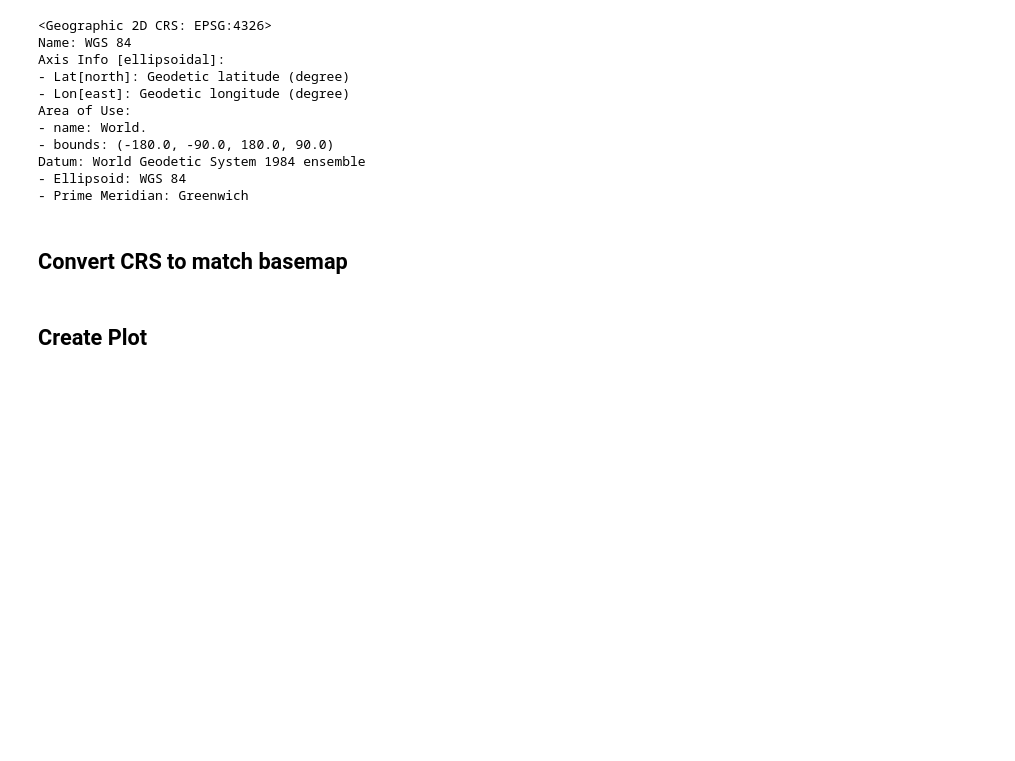
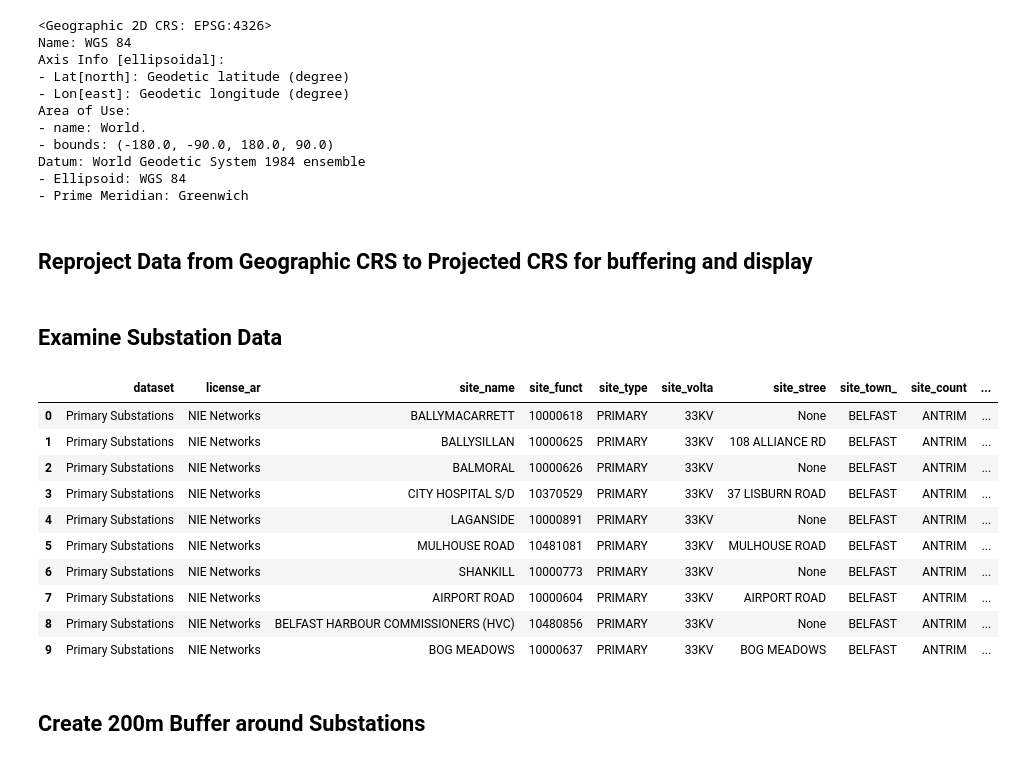
Before and after one commit to tenerk/EV_Analysis, a Jupyter notebook: EV_Analysis.ipynb, the cells around one changed output. Cells and saved outputs as stored; diff of their text form; code cells hidden in the pictures; blank space fills up the shorter version.

```diff
--- a/EV_Analysis.ipynb
+++ b/EV_Analysis.ipynb
@@ -28,5 +31,3 @@ Area of Use:
 Datum: World Geodetic System 1984 ensemble
 - Ellipsoid: WGS 84
 - Prime Meridian: Greenwich
-# %% [markdown]
-## Convert CRS to match basemap
@@ -35,0 +34,2 @@ EVcharging_wgs = EVcharging.to_crs(epsg=3857)
+# %% [markdown]
+## Reproject Data from Geographic CRS to Projected CRS for buffering and display
@@ -36,2 +39,18 @@ EVcharging_wgs = EVcharging.to_crs(epsg=3857)
+# %% [markdown]
+## Examine Substation Data
+# %%
+substations.head(10) # Examine the attribute table associated with the substation data
+# %% [output]
+|  | dataset | license_ar | site_name | site_funct | site_type | site_volta | site_stree | site_town_ | site_count | ... |
+| 0 | Primary Substations | NIE Networks | BALLYMACARRETT | 10000618 | PRIMARY | 33KV | None | BELFAST | ANTRIM | ... |
+| 1 | Primary Substations | NIE Networks | BALLYSILLAN | 10000625 | PRIMARY | 33KV | 108 ALLIANCE RD | BELFAST | ANTRIM | ... |
+| 2 | Primary Substations | NIE Networks | BALMORAL | 10000626 | PRIMARY | 33KV | None | BELFAST | ANTRIM | ... |
+| 3 | Primary Substations | NIE Networks | CITY HOSPITAL S/D | 10370529 | PRIMARY | 33KV | 37 LISBURN ROAD | BELFAST | ANTRIM | ... |
+| 4 | Primary Substations | NIE Networks | LAGANSIDE | 10000891 | PRIMARY | 33KV | None | BELFAST | ANTRIM | ... |
+| 5 | Primary Substations | NIE Networks | MULHOUSE ROAD | 10481081 | PRIMARY | 33KV | MULHOUSE ROAD | BELFAST | ANTRIM | ... |
+| 6 | Primary Substations | NIE Networks | SHANKILL | 10000773 | PRIMARY | 33KV | None | BELFAST | ANTRIM | ... |
+| 7 | Primary Substations | NIE Networks | AIRPORT ROAD | 10000604 | PRIMARY | 33KV | AIRPORT ROAD | BELFAST | ANTRIM | ... |
+| 8 | Primary Substations | NIE Networks | BELFAST HARBOUR COMMISSIONERS (HVC) | 10480856 | PRIMARY | 33KV | None | BELFAST | ANTRIM | ... |
+| 9 | Primary Substations | NIE Networks | BOG MEADOWS | 10000637 | PRIMARY | 33KV | BOG MEADOWS | BELFAST | ANTRIM | ... |
 # %% [markdown]
-## Create Plot
+## Create 200m Buffer around Substations
```
Also changed, not shown: parts of 21 cells of this notebook.
